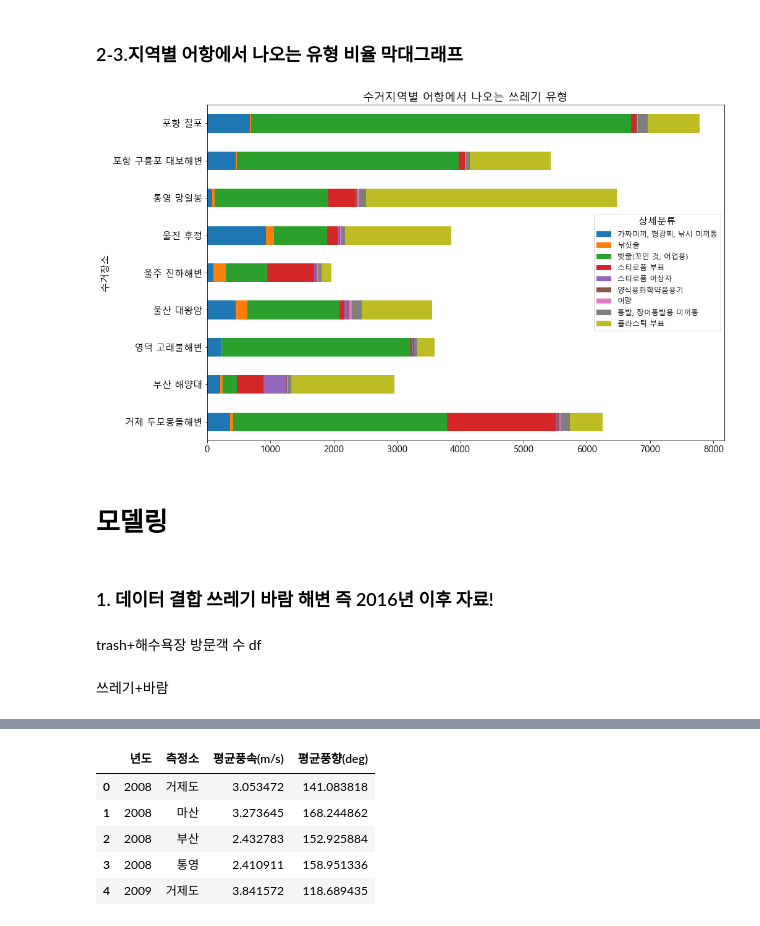
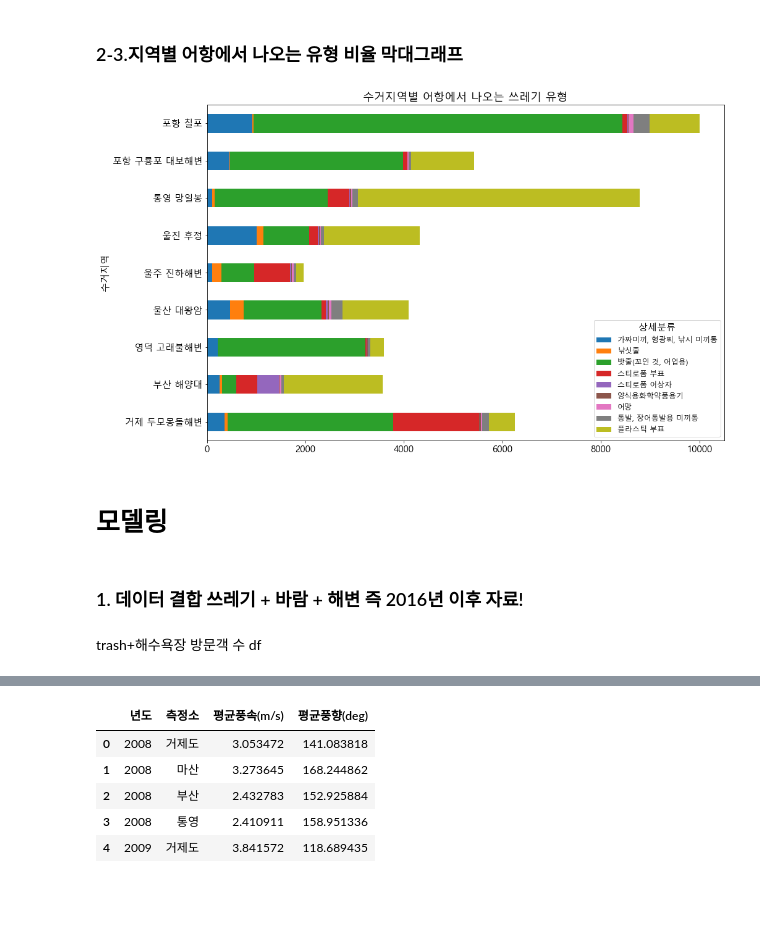
Before and after one commit to meucham11/gonggong_project, a Jupyter notebook: 00_analysis/00_분석.ipynb, the cells around one changed output, grey strips where cells are left out. Cells and saved outputs as stored; diff of their text form; code cells hidden in the pictures; blank space fills up the shorter version.

```diff
--- a/00_analysis/00_분석.ipynb
+++ b/00_analysis/00_분석.ipynb
@@ -289,19 +278,19 @@ trash_beach_list=trash[(trash['상세분류']=='캔, 가스캔, 낚시바늘,
 # %%
 for i in range(2016,2020):
     trash_beach=trash_beach_list[trash_beach_list['년도']==i]
-    쓰상=trash_beach.pivot_table(index=['수거장소','상세분류'],values='개수',aggfunc='sum').reset_index()
-    a_pivot=쓰상.pivot('수거장소','상세분류','개수')
-    plt.rcParams["figure.figsize"] = (15, 10)
+    쓰상=trash_beach.pivot_table(index=['수거지역','상세분류'],values='개수',aggfunc='sum').reset_index()
+    a_pivot=쓰상.pivot('수거지역','상세분류','개수')
+    plt.rcParams["figure.figsize"] = (15, 7)
     a_pivot.plot.barh( stacked=True)
-    plt.rc('legend', fontsize=12)
+    plt.rc('legend', fontsize=8)
     plt.title(str(i)+"년 지역별 해수욕장에서 나오는 쓰레기 유형")
-    plt.xlim((0,6500))
+    plt.xlim((0,4000))
     plt.show()
 
 
 trash_beach=trash_beach_list[trash_beach_list['년도']>=2016]
-쓰상=trash_beach.pivot_table(index=['수거장소','상세분류'],values='개수',aggfunc='sum').reset_index()
-a_pivot=쓰상.pivot('수거장소','상세분류','개수')
+쓰상=trash_beach.pivot_table(index=['수거지역','상세분류'],values='개수',aggfunc='sum').reset_index()
+a_pivot=쓰상.pivot('수거지역','상세분류','개수')
 plt.rcParams["figure.figsize"] = (15, 10)
 a_pivot.plot.barh( stacked=True)
 plt.rc('legend', fontsize=12)
@@ -346,8 +319,8 @@ b.drop_duplicates().sort_values('분류').reset_index(drop=True).to_csv("과거.
 for i in [1,3,5,7,9,11]:
     trash_beach=trash_beach_list[trash_beach_list['년도']>=2016]
     trash_beach=trash_beach[trash_beach['월']==i]
-    쓰상2=trash_beach.pivot_table(index=['수거장소','상세분류'],values='개수',aggfunc='sum').reset_index()
-    a_pivot=쓰상2.pivot('수거장소','상세분류','개수')
+    쓰상2=trash_beach.pivot_table(index=['수거지역','상세분류'],values='개수',aggfunc='sum').reset_index()
+    a_pivot=쓰상2.pivot('수거지역','상세분류','개수')
     plt.rcParams["figure.figsize"] = (15, 10)
     a_pivot.plot.barh( stacked=True)
     plt.rc('legend', fontsize=12)
@@ -366,5 +355,5 @@ for i in [1,3,5,7,9,11]:
 # %%
-harbor_cnt=harbor.pivot_table(index='수거장소',
+harbor_cnt=harbor.pivot_table(index='수거지역',
                   values='항구명',
                   aggfunc='count').reset_index()
 
@@ -380,5 +369,5 @@ trash_harbor=trash_harbor[(trash_harbor['상세분류']=='스티로폼 어상자
                          (trash_harbor['상세분류']=='통발, 장어통발용 미끼통')|
                          (trash_harbor['상세분류']=='낚싯줄')]
 # %%
-trash_harbor.columns=['년도', '수거장소', '월', '일', '분류', '상세분류', '개수', '위도', '경도', '측정소', '항구수']
+trash_harbor.columns=['년도', '수거지역', '분류', '상세분류', '개수', '위도', '경도','월', '측정소', '항구수']
 # %%
@@ -410,18 +399,18 @@ cnt_count.corr(method='pearson')
 # %% [markdown]
 ### 2-3.지역별 어항에서 나오는 유형 비율 막대그래프
 # %%
-장상개=trash_harbor.pivot_table(index=['수거장소','상세분류'],values='개수',aggfunc='sum').reset_index()
-a_pivot=장상개.pivot('수거장소','상세분류','개수')
+장상개=trash_harbor.pivot_table(index=['수거지역','상세분류'],values='개수',aggfunc='sum').reset_index()
+a_pivot=장상개.pivot('수거지역','상세분류','개수')
 plt.rcParams["figure.figsize"] = (15, 10)
 a_pivot.plot.barh( stacked=True)
 plt.title('수거지역별 어항에서 나오는 쓰레기 유형')
 plt.show()
 # %% [output]
-[figure, old version]
+[figure, new version]
 # %% [markdown]
 # 모델링
 # %% [markdown]
-### 1. 데이터 결합     쓰레기 바람 해변   즉 2016년 이후 자료!
+### 1. 데이터 결합     쓰레기 + 바람 + 해변   즉 2016년 이후 자료!
 # %% [markdown]
 trash+해수욕장 방문객 수 df
 # %%
@@ -440,5 +429,3 @@ trash=trash[(trash['상세분류']=='캔, 가스캔, 낚시바늘, 낚시추,
                  (trash['상세분류']=='종이컵, 우유팩, 종이쇼핑백, 종이상자, 폭죽 종이포장 등')|
                  (trash['상세분류']=='담배꽁초')|
                  (trash['상세분류']=='라이터')]
-# %% [markdown]
-쓰레기+바람
```
Also changed, not shown: parts of 79 cells of this notebook.
